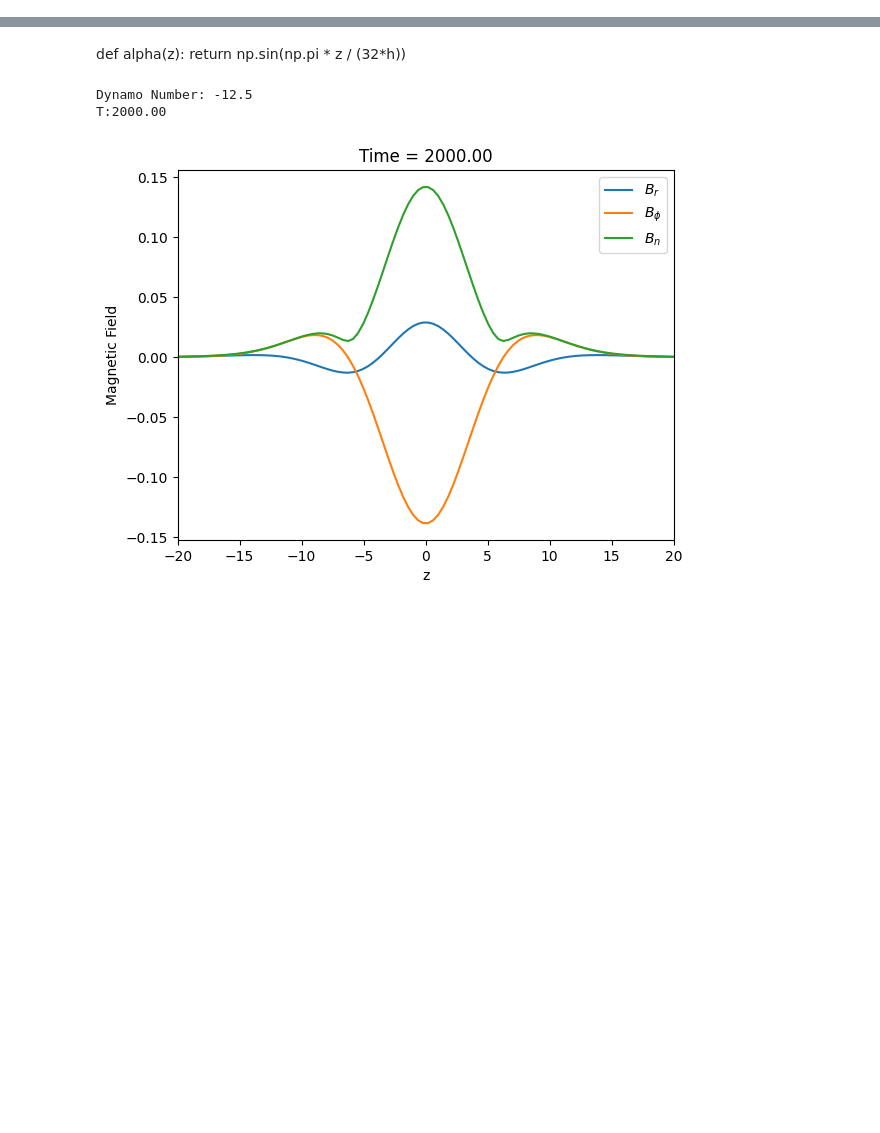
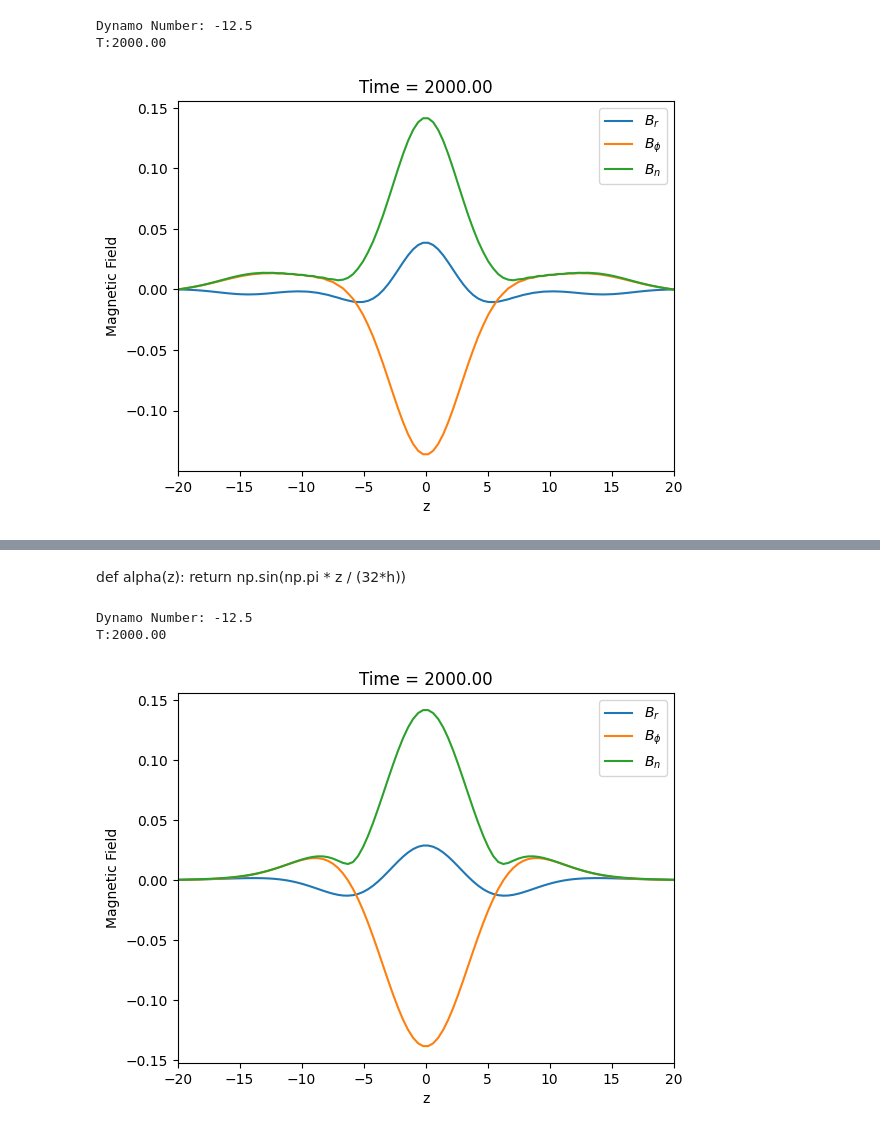
Before and after one commit to dimo192/dimo192.github.io, a Jupyter notebook: Final task/final.ipynb, the cells around one changed output, grey strips where cells are left out. Saved outputs shown, nothing was run; the diff lists cells and outputs as text; code cells hidden in the pictures; blank space fills up the shorter version.

```diff
--- a/Final task/final.ipynb
+++ b/Final task/final.ipynb
@@ -257,3 +257,59 @@ def D_n_with_precision(precision=3,start_v=0.01,end_v=10.0,steps=99):
         eta_m=find_critical_D_n(eta_t_values_i)
         index2=np.where(eta_t_values_i==eta_m)
     return eta_m
+# %%
+# Parameters
+h = 0.50
+B0=10**(-3)
+
+u=100*B0*(2**(1/2)) #we say that a dynamo is saturated when magnetic field is 100 times seed magnetic field
+alpha_0 = 10.0
+q = 10.0
+Omega = 10.0
+eta_t = 10.0
+t0=1.0
+dt = 0.01
+T = 2000
+time_step = int(T / (100 * dt))
+#grid parameters
+L = 10.0
+N = 100
+nt=int(T/dt)
+Tlis = np.linspace(0, T, time_step)
+dynamo_number = - (q * Omega * alpha_0 * h**3) / eta_t
+print("Dynamo Number:", dynamo_number)
+BrvT =np.zeros((time_step,N))
+BphivT = np.zeros((time_step,N))
+dz = 2*L / (N - 1)
+z = np.linspace(-L, L, N)
+
+B_r0 = np.zeros(N)
+B_phi0 = np.zeros(N)
+B_r0=initial_condition(z)*B0
+B_phi0=initial_condition(z)*B0
+
+def alpha(z):
+    return np.sin(np.pi * z / (16*h))
+
+z=z/h
+
+BnvT = np.zeros((time_step, N))
+BrvT[0,:]=B_r0
+BphivT[0,:]=B_phi0
+fig, ax = plt.subplots()
+ax.set_xlim(z.min(), z.max())
+ax.set_xlabel('z')
+ax.set_ylabel('Magnetic Field')
+ax.set_title('Magnetic Field Evolution')
+
+line_br, = ax.plot(z, B_r0, label='$B_r$')
+line_bphi, = ax.plot(z, B_phi0, label='$B_{\phi}$')
+line_bn, = ax.plot(z, np.zeros(N), label='$B_n$')
+ax.legend()
+ani = FuncAnimation(fig, update_plot1, frames=time_step, interval=200, blit=True)#this also doubles as the main loop
+ani.save(f'2magnetic_field_evolution(T={T},[-2,2]).gif', writer='pillow')
+plt.show()
+# %% [output]
+Dynamo Number: -12.5
+T:2000.00
+[figure, added]
```
Also changed, not shown: parts of 2 cells of this notebook, 21 other files.
